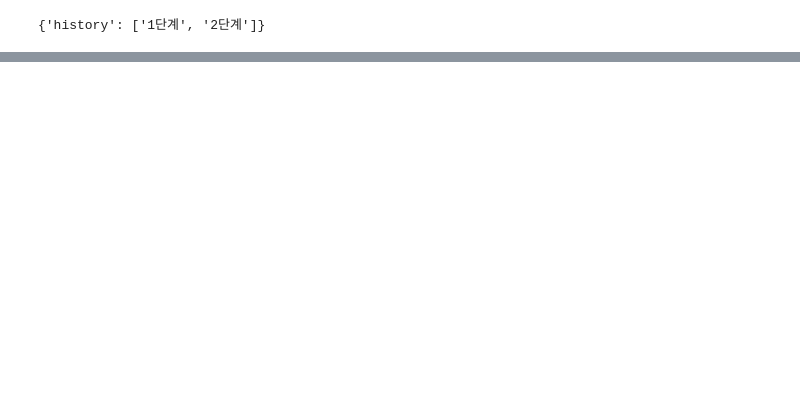
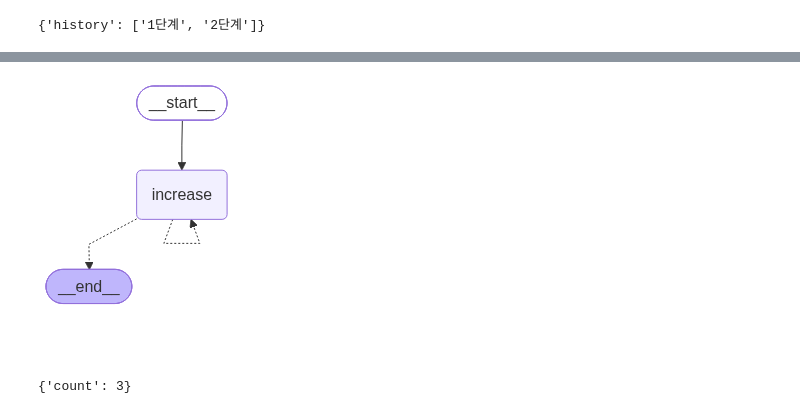
Before and after one commit to kjalh/14_Agent, a Jupyter notebook: 01_AI_Agent.ipynb, the cells around one changed output, grey strips where cells are left out. Cells and saved outputs as stored; diff of their text form; code cells hidden in the pictures; blank space fills up the shorter version.

```diff
--- a/01_AI_Agent.ipynb
+++ b/01_AI_Agent.ipynb
@@ -179,0 +215,23 @@ print(history_graph.invoke({"history": []}))
+# %%
+class CountState(TypedDict):
+    count: int
+
+def increase_count(state: CountState):
+    return {"count": state["count"] + 1}
+
+def count_route(state: CountState) -> Literal["increase", "__end__"]:
+    return "increase" if state["count"] < 3 else END
+# %%
+count_builder = StateGraph(CountState)
+count_builder.add_node("increase", increase_count)
+
+count_builder.add_edge(START, "increase")
+count_builder.add_conditional_edges("increase", count_route)
+count_graph = count_builder.compile()
+count_graph
+# %% [output]
+[figure, added]
+# %%
+print(count_graph.invoke({"count": 0}, config={"recursion_limit": 10})) # 10번까지만 반복
+# %% [output]
+{'count': 3}
```
Also changed, not shown: parts of 17 cells of this notebook, 2 other files.
